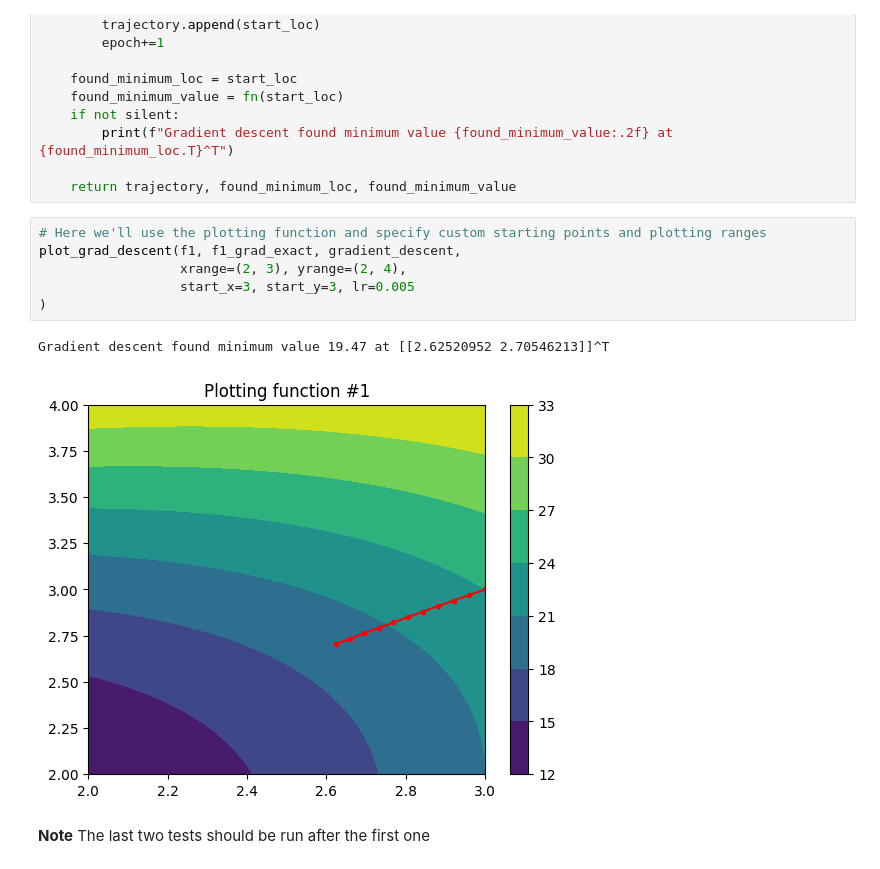
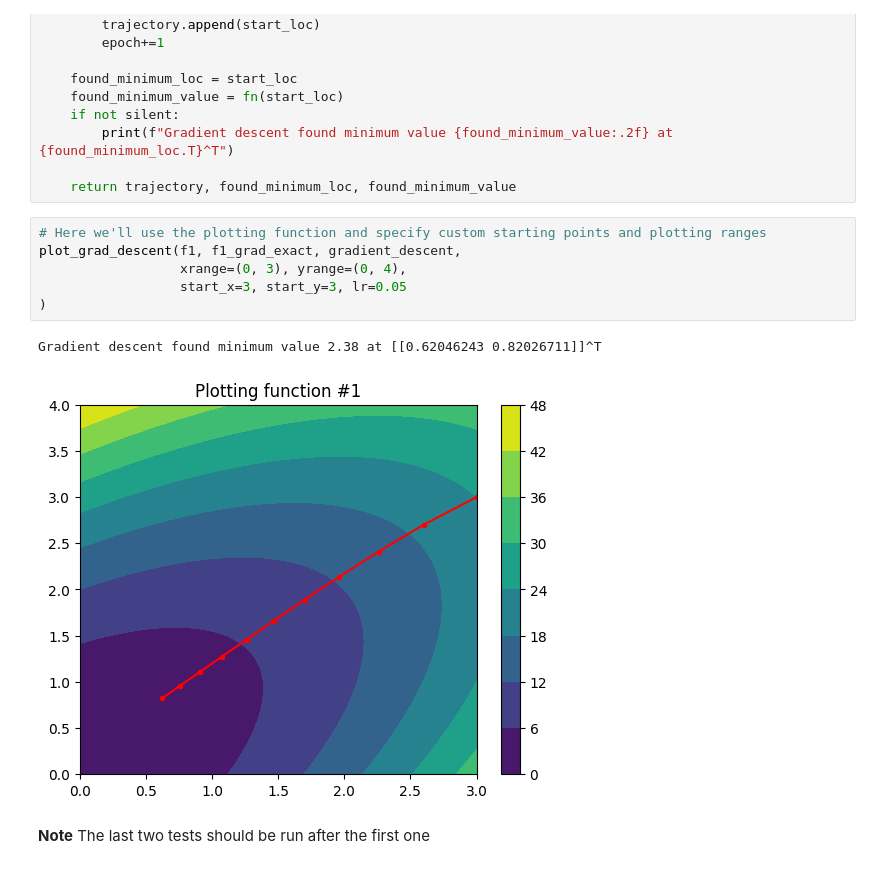
Before and after one commit to Devesh251298/Differentiation_and_Optimisation_dj422, a Jupyter notebook: mml_cw_1.ipynb, the cells around one changed output. Cells and saved outputs as stored; diff of their text form.

```diff
--- a/mml_cw_1.ipynb
+++ b/mml_cw_1.ipynb
@@ -253,12 +253,12 @@ def gradient_descent(fn, grad_fn, start_x=3.0, start_y=3.0, lr=0.001, n_steps=10
 # %%
 # Here we'll use the plotting function and specify custom starting points and plotting ranges
 plot_grad_descent(f1, f1_grad_exact, gradient_descent,
-                  xrange=(2, 3), yrange=(2, 4),
-                  start_x=3, start_y=3, lr=0.005
+                  xrange=(0, 3), yrange=(0, 4),
+                  start_x=3, start_y=3, lr=0.05
 )
 # %% [output]
-Gradient descent found minimum value 19.47 at [[2.62520952 2.70546213]]^T
+Gradient descent found minimum value 2.38 at [[0.62046243 0.82026711]]^T
-[figure, old version]
+[figure, new version]
 # %% [markdown]
 **Note** The last two tests should be run after the first one
 # %%
```
Also changed, not shown: parts of 16 cells of this notebook, 1 other file.
